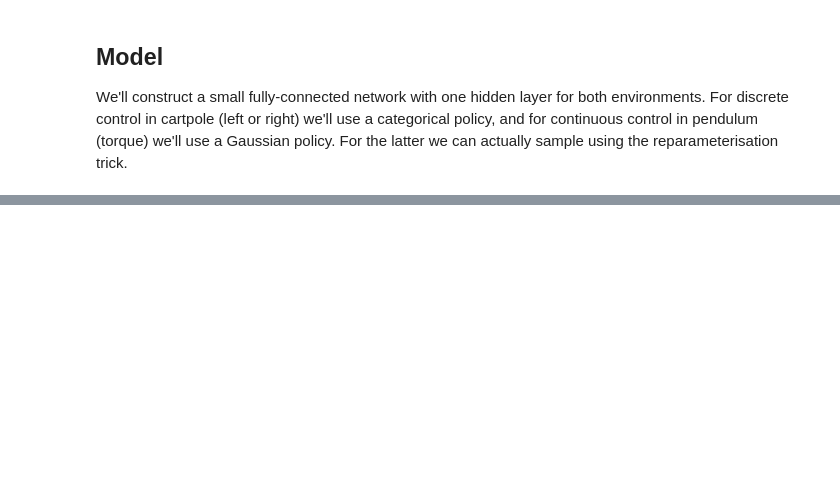
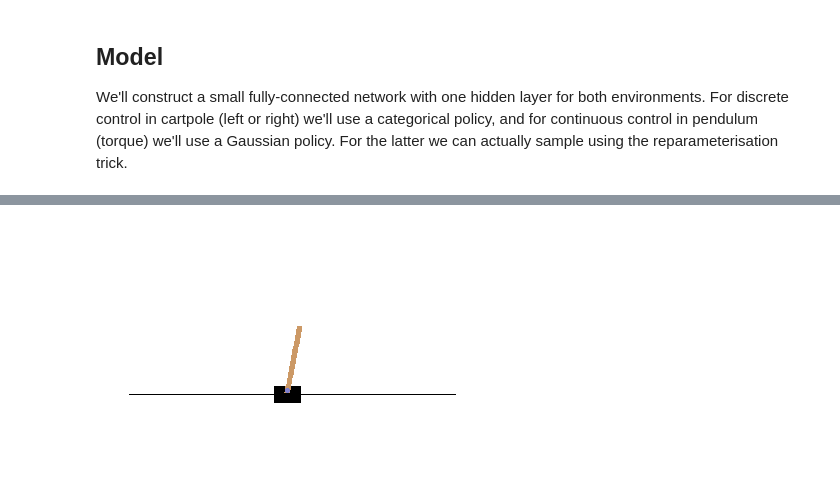
Before and after one commit to pukkapies/dl-imperial-maths, a Jupyter notebook: pytorch-tutorial/5. Discrete and Continuous Control with A2C.ipynb, the cells around one changed output, grey strips where cells are left out. Cells and saved outputs as stored; diff of their text form; code cells hidden in the pictures; blank space fills up the shorter version.

```diff
--- a/pytorch-tutorial/5. Discrete and Continuous Control with A2C.ipynb
+++ b/pytorch-tutorial/5. Discrete and Continuous Control with A2C.ipynb
@@ -167,3 +173,18 @@ WARN: gym.spaces.Box autodetected dtype as <class 'numpy.float32'>. Please provi
+# %%
+plt.axis('off')
+
+obs, done = obs_to_tensor(env.reset()), False
+view = plt.imshow(env.render(mode='rgb_array'))
+while not done:
+    view.set_data(env.render(mode='rgb_array'))
+    display(plt.gcf())
+    clear_output(wait=True)
+    obs, _, done, _ = env.step(agent(obs)[0].item())
+    obs = obs_to_tensor(obs)
+
+env.close()
+# %% [output]
+[figure, added]
 # %%
 env = gym.make('Pendulum-v0')
 agent = A2C(3, 'pendulum')
```
Also changed, not shown: parts of 9 cells of this notebook, 2 other files.
